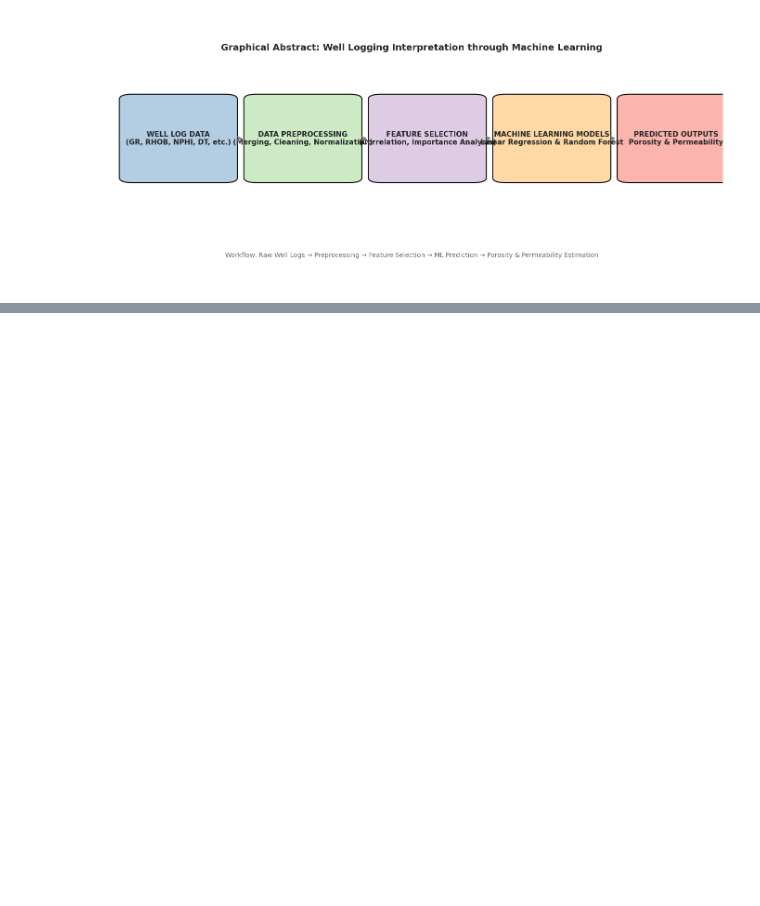
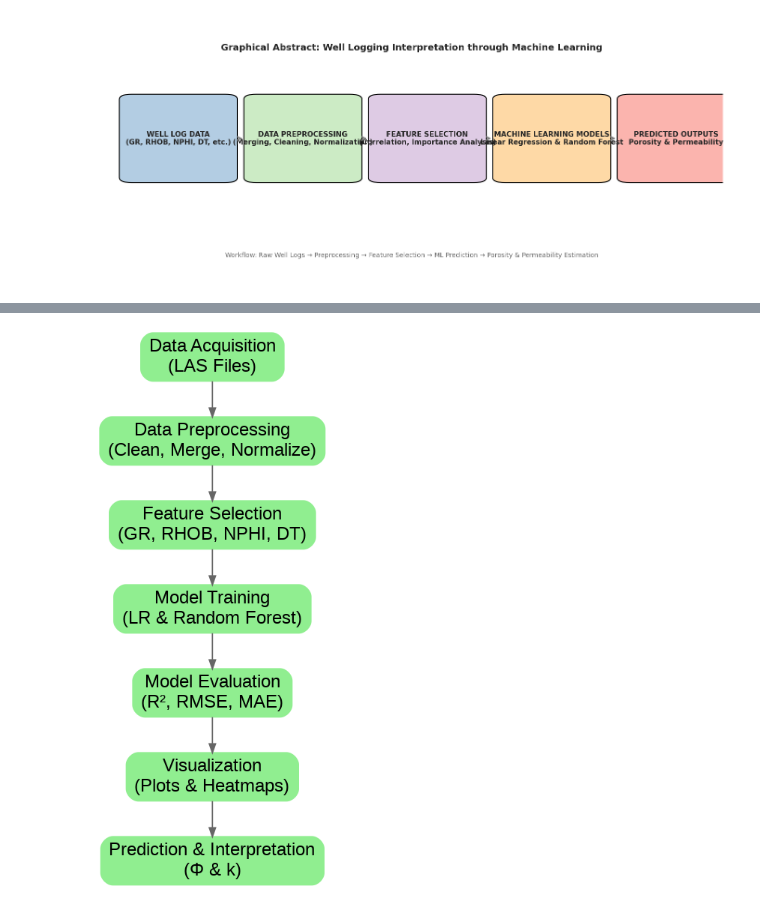
Before and after one commit to tesko211/well-log, a Jupyter notebook: Copy_of_WellLogs_Porosity_Permi.ipynb, the cells around one changed output, grey strips where cells are left out. Cells and saved outputs as stored; diff of their text form; code cells hidden in the pictures; blank space fills up the shorter version.

```diff
--- a/Copy_of_WellLogs_Porosity_Permi.ipynb
+++ b/Copy_of_WellLogs_Porosity_Permi.ipynb
@@ -834,0 +876,39 @@ plt.show()
+# %%
+# ======================================================
+# 🧩 WELL LOG WORKFLOW (Half-Page Vertical)
+# ======================================================
+from graphviz import Digraph
+from IPython.display import Image
+
+workflow = Digraph("WellLog_Workflow", format="png")
+
+# Half-page layout
+workflow.attr(rankdir='TB', size='7,9', splines='true')   # <--- smaller canvas
+
+# Smaller nodes for compact layout
+workflow.attr('node', shape='rectangle', style='rounded,filled',
+              color='lightgreen', fontsize='18', penwidth='1.5', fontname='Arial')
+
+# Steps (unchanged text but smaller)
+workflow.node("A", "Data Acquisition\n(LAS Files)")
+workflow.node("B", "Data Preprocessing\n(Clean, Merge, Normalize)")
+workflow.node("C", "Feature Selection\n(GR, RHOB, NPHI, DT)")
+workflow.node("D", "Model Training\n(LR & Random Forest)")
+workflow.node("E", "Model Evaluation\n(R², RMSE, MAE)")
+workflow.node("F", "Visualization\n(Plots & Heatmaps)")
+workflow.node("G", "Prediction & Interpretation\n(Φ & k)")
+
+# Smaller arrows & spacing
+workflow.attr('edge', color='gray40', arrowsize='0.9', penwidth='1.3')
+workflow.edge("A", "B")
+workflow.edge("B", "C")
+workflow.edge("C", "D")
+workflow.edge("D", "E")
+workflow.edge("E", "F")
+workflow.edge("F", "G")
+
+# Render & Preview
+workflow.render("/content/WellLog_Workflow_Diagram", view=False)
+Image("/content/WellLog_Workflow_Diagram.png")
+# %% [output]
+[figure, added]
```
Also changed, not shown: parts of 2 cells of this notebook.
